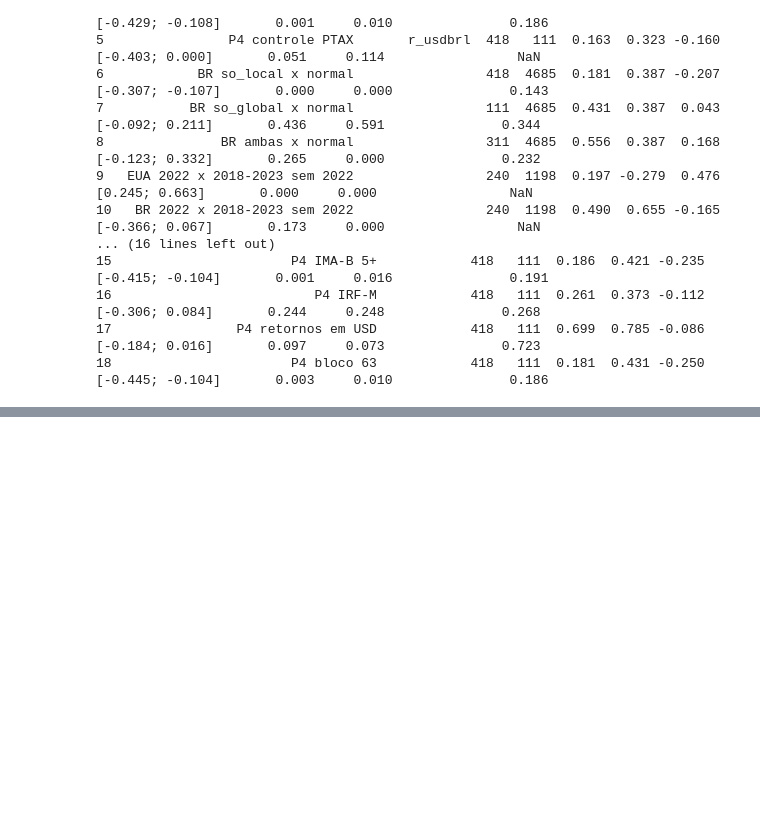
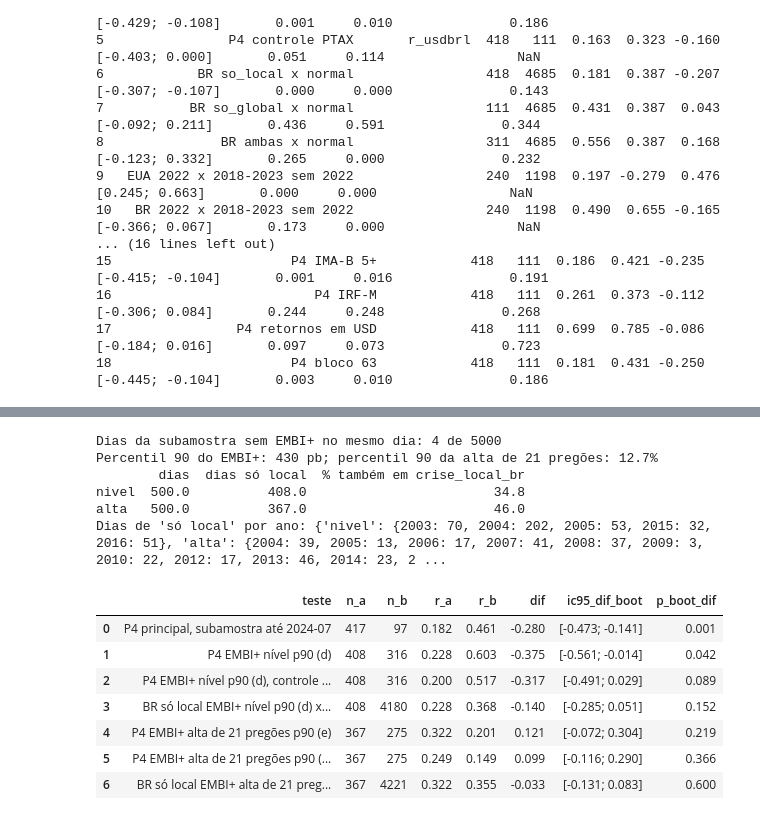
Before and after one commit to marinaladeira/artigo-flight-to-safety-eua-brasil, a Jupyter notebook: codigo/04_analise.ipynb, the cells around one changed output, grey strips where cells are left out. Cells and saved outputs as stored; diff of their text form; code cells hidden in the pictures; blank space fills up the shorter version.

```diff
--- a/codigo/04_analise.ipynb
+++ b/codigo/04_analise.ipynb
@@ -387,0 +402,61 @@ print(t_rob[COLS].round(3).to_string())
+# %%
+FIM_EMBI = pd.Timestamp("2024-07-30")
+PERCENTIL_EMBI = 0.90
+JANELA_EMBI = 21
+
+bruto = json.load(open(RAIZ / "dados" / "brutos" / "complementares" / "ipeadata_JPM366_EMBI366.json", encoding="utf-8"))
+embi = pd.DataFrame(bruto["value"])
+embi = pd.Series(embi["VALVALOR"].to_numpy(float), index=pd.to_datetime(embi["VALDATA"].str[:10]), name="embi").dropna()
+# Variação de 21 pregões no calendário do próprio EMBI+, antes do alinhamento (como r21_ibov)
+embi = embi.to_frame().assign(dlog21_embi=lambda e: 100 * np.log(e["embi"] / e["embi"].shift(JANELA_EMBI)))
+
+be = base.loc[:FIM_EMBI].join(embi, how="left")
+print("Dias da subamostra sem EMBI+ no mesmo dia:", int(be["embi"].isna().sum()), "de", len(be))
+be = be.dropna(subset=["embi", "dlog21_embi"]).copy()
+lim_nivel = be["embi"].quantile(PERCENTIL_EMBI)
+lim_alta = be["dlog21_embi"].quantile(PERCENTIL_EMBI)
+print(f"Percentil 90 do EMBI+: {lim_nivel:.0f} pb; percentil 90 da alta de 21 pregões: {lim_alta:.1f}%")
+be["crise_embi_nivel"] = be["embi"] >= lim_nivel
+be["crise_embi_alta"] = be["dlog21_embi"] >= lim_alta
+for m in ["nivel", "alta"]:
+    c = be[f"crise_embi_{m}"]
+    be[f"so_local_embi_{m}"] = c & ~be["crise_global"]
+    be[f"so_global_embi_{m}"] = be["crise_global"] & ~c
+    be[f"normal_embi_{m}"] = ~c & ~be["crise_global"]
+
+rob_embi = [
+    comparar(be, "r_ibov", "r_ntnb", "so_local", "so_global", rotulo="P4 principal, subamostra até 2024-07"),
+]
+for m, nome in [("nivel", "EMBI+ nível p90 (d)"), ("alta", "EMBI+ alta de 21 pregões p90 (e)")]:
+    rob_embi.append(comparar(be, "r_ibov", "r_ntnb", f"so_local_embi_{m}", f"so_global_embi_{m}", rotulo=f"P4 {nome}"))
+    rob_embi.append(comparar(be, "r_ibov", "r_ntnb", f"so_local_embi_{m}", f"so_global_embi_{m}", controle="r_usdbrl",
+                             rotulo=f"P4 {nome}, controle PTAX"))
+    rob_embi.append(comparar(be, "r_ibov", "r_ntnb", f"so_local_embi_{m}", f"normal_embi_{m}", rotulo=f"BR só local {nome} x normal"))
+
+# Sobreposição entre as medidas de crise local
+sobreposicao = pd.DataFrame({
+    m: {"dias": int(be[f"crise_embi_{m}"].sum()), "dias só local": int(be[f"so_local_embi_{m}"].sum()),
+        "% também em crise_local_br": 100 * be.loc[be[f"crise_embi_{m}"], "crise_local_br"].mean()}
+    for m in ["nivel", "alta"]}).T.round(1)
+print(sobreposicao)
+anos_embi = {m: be.loc[be[f"so_local_embi_{m}"]].index.year.value_counts().sort_index().to_dict() for m in ["nivel", "alta"]}
+print("Dias de 'só local' por ano:", anos_embi)
+
+t_embi = tabela(rob_embi)
+t_embi.to_csv(PASTA_RESULTADOS / "p4_embi.csv", index=False, float_format="%.4f")
+t_embi[["teste", "n_a", "n_b", "r_a", "r_b", "dif", "ic95_dif_boot", "p_boot_dif"]].round(3)
+# %% [output]
+Dias da subamostra sem EMBI+ no mesmo dia: 4 de 5000
+Percentil 90 do EMBI+: 430 pb; percentil 90 da alta de 21 pregões: 12.7%
+        dias  dias só local  % também em crise_local_br
+nivel  500.0          408.0                        34.8
+alta   500.0          367.0                        46.0
+Dias de 'só local' por ano: {'nivel': {2003: 70, 2004: 202, 2005: 53, 2015: 32, 2016: 51}, 'alta': {2004: 39, 2005: 13, 2006: 17, 2007: 41, 2008: 37, 2009: 3, 2010: 22, 2012: 17, 2013: 46, 2014: 23, 2 ...
+|  | teste | n_a | n_b | r_a | r_b | dif | ic95_dif_boot | p_boot_dif |
+| 0 | P4 principal, subamostra até 2024-07 | 417 | 97 | 0.182 | 0.461 | -0.280 | [-0.473; -0.141] | 0.001 |
+| 1 | P4 EMBI+ nível p90 (d) | 408 | 316 | 0.228 | 0.603 | -0.375 | [-0.561; -0.014] | 0.042 |
+| 2 | P4 EMBI+ nível p90 (d), controle ... | 408 | 316 | 0.200 | 0.517 | -0.317 | [-0.491; 0.029] | 0.089 |
+| 3 | BR só local EMBI+ nível p90 (d) x... | 408 | 4180 | 0.228 | 0.368 | -0.140 | [-0.285; 0.051] | 0.152 |
+| 4 | P4 EMBI+ alta de 21 pregões p90 (e) | 367 | 275 | 0.322 | 0.201 | 0.121 | [-0.072; 0.304] | 0.219 |
+| 5 | P4 EMBI+ alta de 21 pregões p90 (... | 367 | 275 | 0.249 | 0.149 | 0.099 | [-0.116; 0.290] | 0.366 |
+| 6 | BR só local EMBI+ alta de 21 preg... | 367 | 4221 | 0.322 | 0.355 | -0.033 | [-0.131; 0.083] | 0.600 |
```
Also changed, not shown: parts of 2 cells of this notebook, 6 other files.
